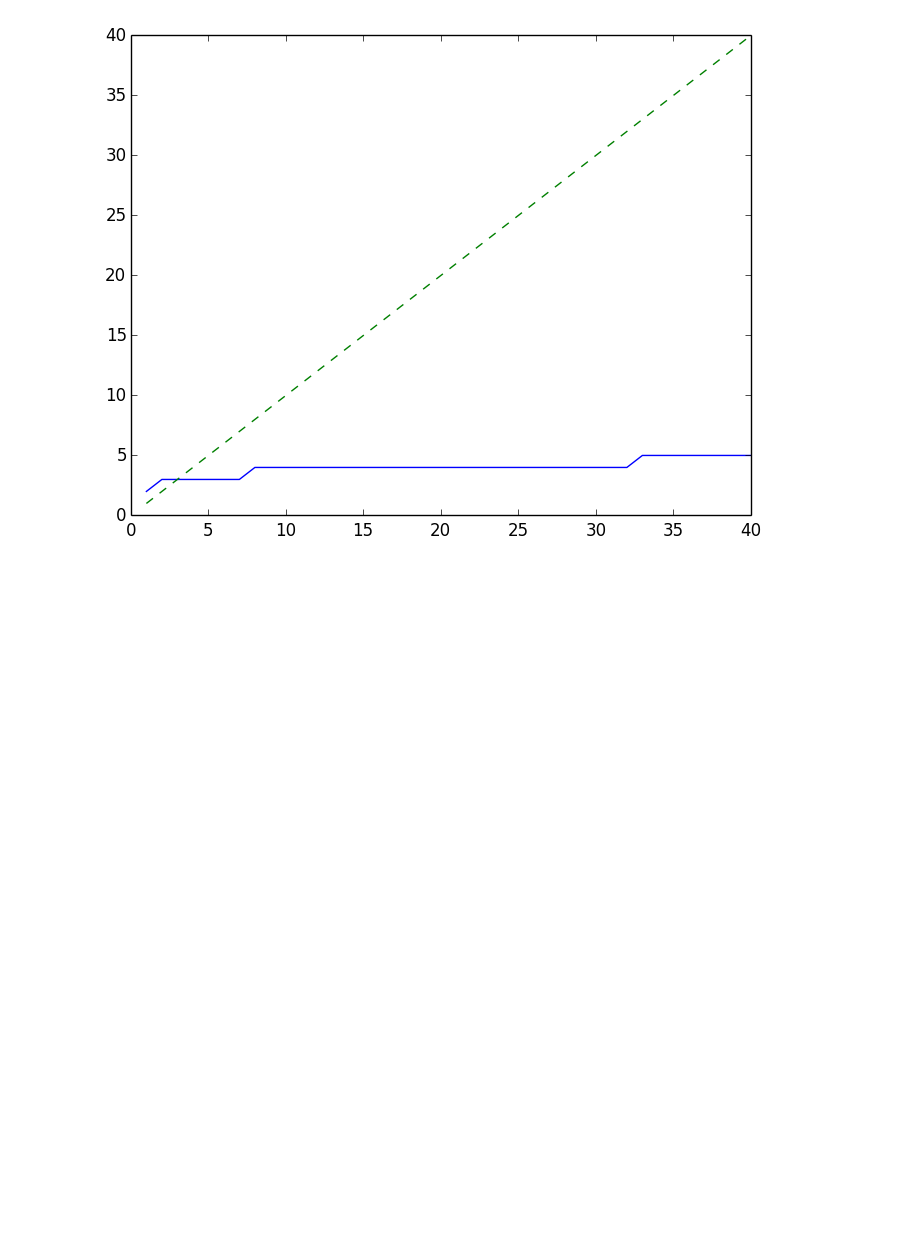
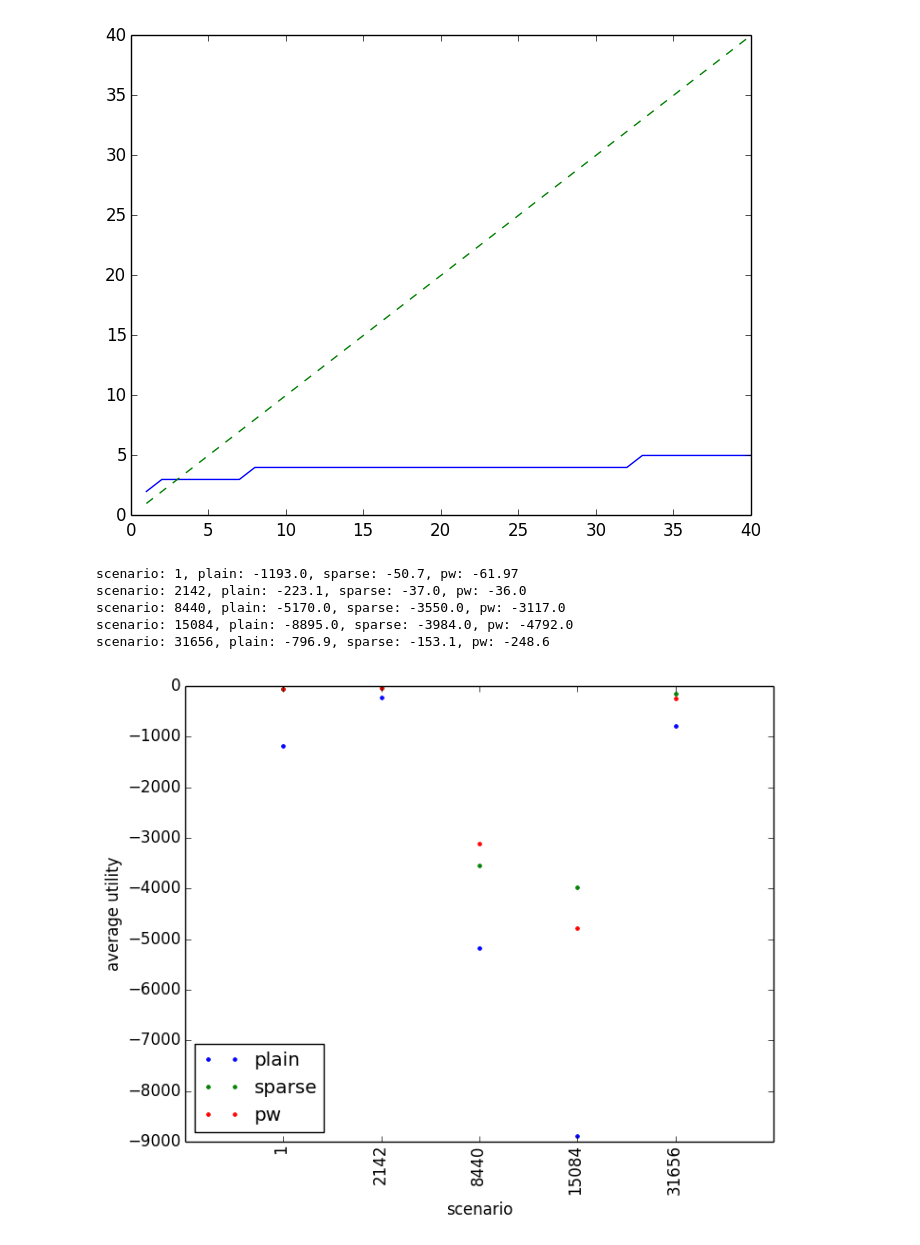
Before and after one commit to neosado/SAPR, a Jupyter notebook: UTMScenario.ipynb, the cells around one changed output. Drawn from its saved outputs; the diff is of its cells as text; code cells hidden in the pictures; blank space fills up the shorter version.

```diff
--- a/UTMScenario.ipynb
+++ b/UTMScenario.ipynb
@@ -250,0 +475,12 @@ plot(n, ceil(c * n .^ alpha), n, n, "--")
+# %%
+# 1, 1161, 1250, 1785, 2142, 2620, 8440, 9525, 12506, 15084, 31656
+# 1, 2142, 8440, 15084, 31656
+#plotBest();
+plotBest(sn_list = [1, 2142, 8440, 15084, 31656]);
+# %% [output]
+scenario: 1, plain: -1193.0, sparse: -50.7, pw: -61.97
+scenario: 2142, plain: -223.1, sparse: -37.0, pw: -36.0
+scenario: 8440, plain: -5170.0, sparse: -3550.0, pw: -3117.0
+scenario: 15084, plain: -8895.0, sparse: -3984.0, pw: -4792.0
+scenario: 31656, plain: -796.9, sparse: -153.1, pw: -248.6
+[figure, added]
```
Also changed, not shown: parts of 4 cells of this notebook, 5 other files.
